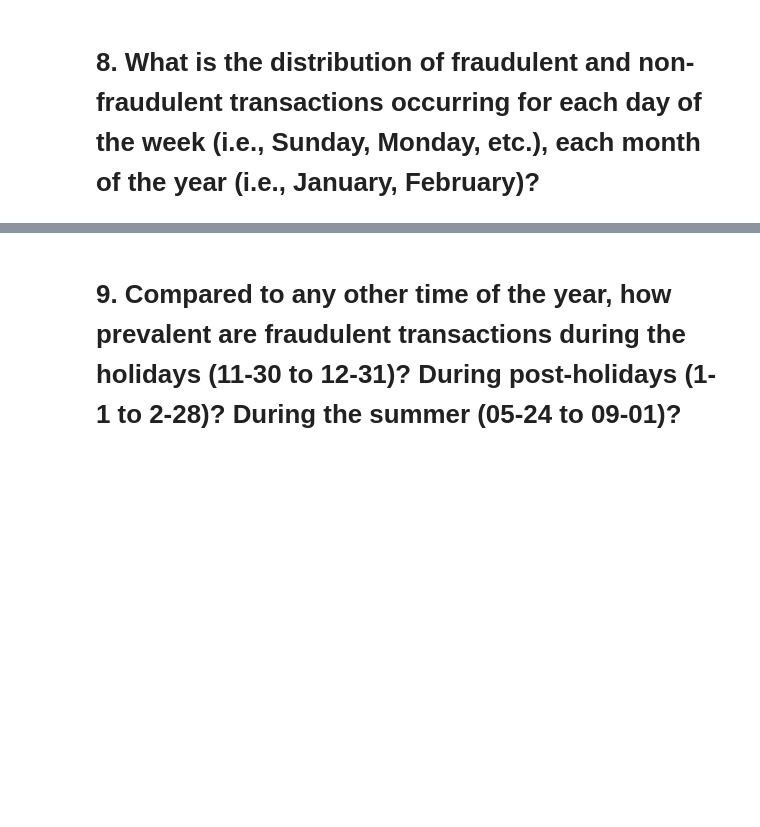
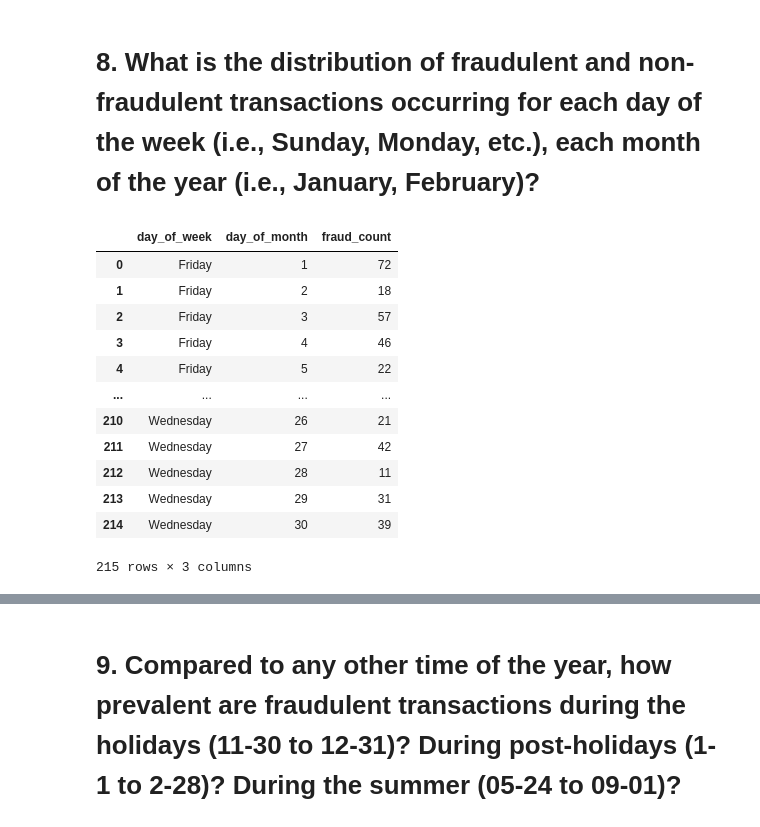
Before and after one commit to DMODPevahouse/ai_enabled_system, a Jupyter notebook: FraudDetection/exploratory_analysis.ipynb, the cells around one changed output, grey strips where cells are left out. Saved outputs shown, nothing was run; the diff lists cells and outputs as text; code cells hidden in the pictures; blank space fills up the shorter version.

```diff
--- a/FraudDetection/exploratory_analysis.ipynb
+++ b/FraudDetection/exploratory_analysis.ipynb
@@ -436,0 +442,16 @@ zip      -0.002410  0.076487 -0.111386  1.000000
+# %%
+fraud_transactions
+# %% [output]
+|  | day_of_week | day_of_month | fraud_count |
+| 0 | Friday | 1 | 72 |
+| 1 | Friday | 2 | 18 |
+| 2 | Friday | 3 | 57 |
+| 3 | Friday | 4 | 46 |
+| 4 | Friday | 5 | 22 |
+| ... | ... | ... | ... |
+| 210 | Wednesday | 26 | 21 |
+| 211 | Wednesday | 27 | 42 |
+| 212 | Wednesday | 28 | 11 |
+| 213 | Wednesday | 29 | 31 |
+| 214 | Wednesday | 30 | 39 |
+215 rows × 3 columns
```
Also changed, not shown: parts of 6 cells of this notebook.
